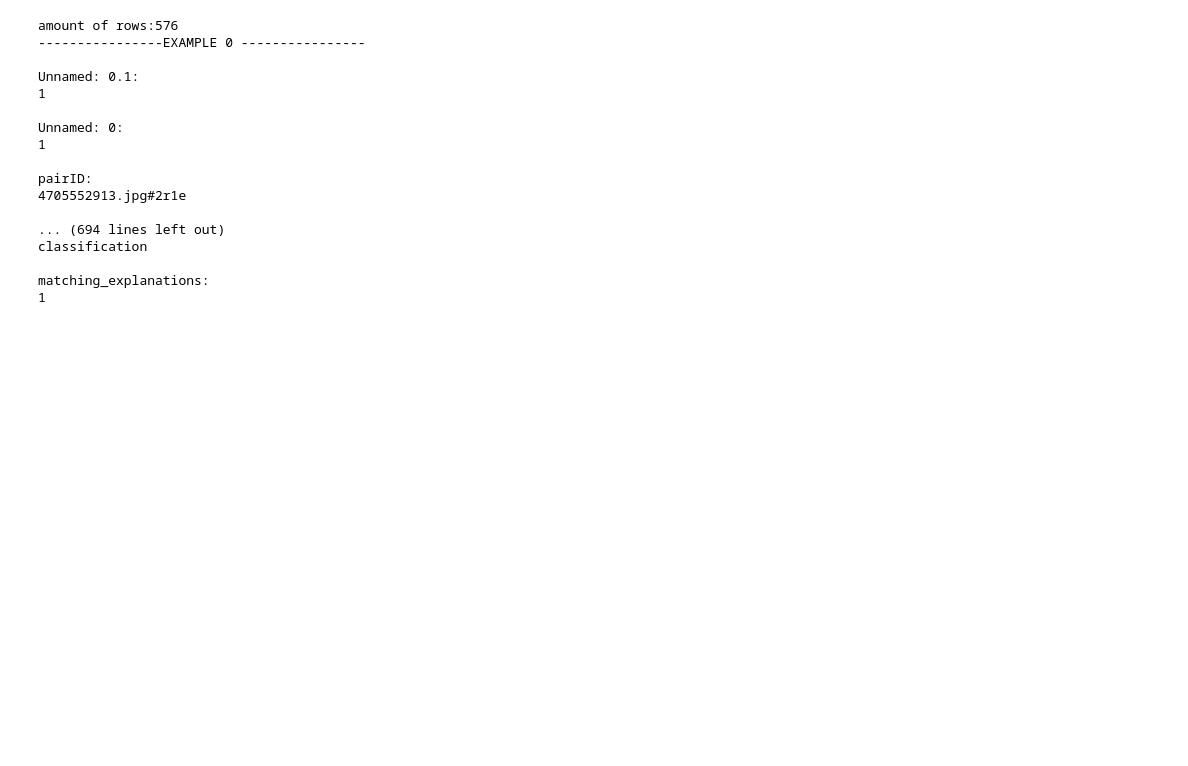
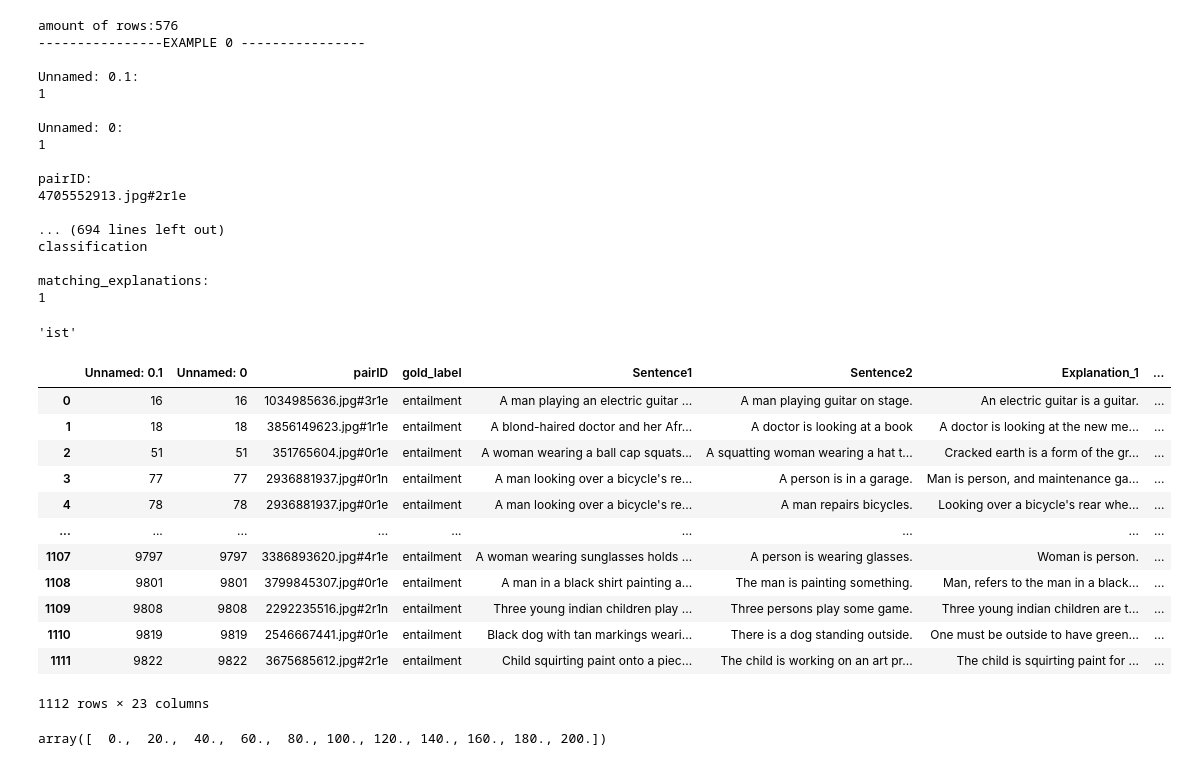
Before and after one commit to FelixPotato2/Evaluating-NLI-Explanations, a Jupyter notebook: Arianna.ipynb, the cells around one changed output. Drawn from its saved outputs; the diff is of its cells as text; code cells hidden in the pictures; blank space fills up the shorter version.

Commit message:
Generation.py file + merged df

```diff
--- a/Arianna.ipynb
+++ b/Arianna.ipynb
@@ -62,3 +62,7 @@ classification
 
 matching_explanations:
 1
+# %%
+'list'[-3:]
+# %% [output]
+'ist'
@@ -64,0 +71,29 @@ matching_explanations:
+# %%
+entailment1 = pd.read_csv("entailment_probs_test_or.csv")
+entailment2 = pd.read_csv("entailment_probs_or.csv")
+# %%
+merged = pd.concat([entailment1, entailment2], ignore_index=True)
+
+merged.to_csv("merged_entailment.csv", index=False)
+# %%
+merged
+# %% [output]
+|  | Unnamed: 0.1 | Unnamed: 0 | pairID | gold_label | Sentence1 | Sentence2 | Explanation_1 | ... |
+| 0 | 16 | 16 | 1034985636.jpg#3r1e | entailment | A man playing an electric guitar ... | A man playing guitar on stage. | An electric guitar is a guitar. | ... |
+| 1 | 18 | 18 | 3856149623.jpg#1r1e | entailment | A blond-haired doctor and her Afr... | A doctor is looking at a book | A doctor is looking at the new me... | ... |
+| 2 | 51 | 51 | 351765604.jpg#0r1e | entailment | A woman wearing a ball cap squats... | A squatting woman wearing a hat t... | Cracked earth is a form of the gr... | ... |
+| 3 | 77 | 77 | 2936881937.jpg#0r1n | entailment | A man looking over a bicycle's re... | A person is in a garage. | Man is person, and maintenance ga... | ... |
+| 4 | 78 | 78 | 2936881937.jpg#0r1e | entailment | A man looking over a bicycle's re... | A man repairs bicycles. | Looking over a bicycle's rear whe... | ... |
+| ... | ... | ... | ... | ... | ... | ... | ... | ... |
+| 1107 | 9797 | 9797 | 3386893620.jpg#4r1e | entailment | A woman wearing sunglasses holds ... | A person is wearing glasses. | Woman is person. | ... |
+| 1108 | 9801 | 9801 | 3799845307.jpg#0r1e | entailment | A man in a black shirt painting a... | The man is painting something. | Man, refers to the man in a black... | ... |
+| 1109 | 9808 | 9808 | 2292235516.jpg#2r1n | entailment | Three young indian children play ... | Three persons play some game. | Three young indian children are t... | ... |
+| 1110 | 9819 | 9819 | 2546667441.jpg#0r1e | entailment | Black dog with tan markings weari... | There is a dog standing outside. | One must be outside to have green... | ... |
+| 1111 | 9822 | 9822 | 3675685612.jpg#2r1e | entailment | Child squirting paint onto a piec... | The child is working on an art pr... | The child is squirting paint for ... | ... |
+1112 rows × 23 columns
+# %%
+import numpy as np
+amount = 200
+np.arange(0, amount + amount/10, amount/10)
+# %% [output]
+array([  0.,  20.,  40.,  60.,  80., 100., 120., 140., 160., 180., 200.])
```
Also changed, not shown: parts of 7 cells of this notebook, 6 other files.
